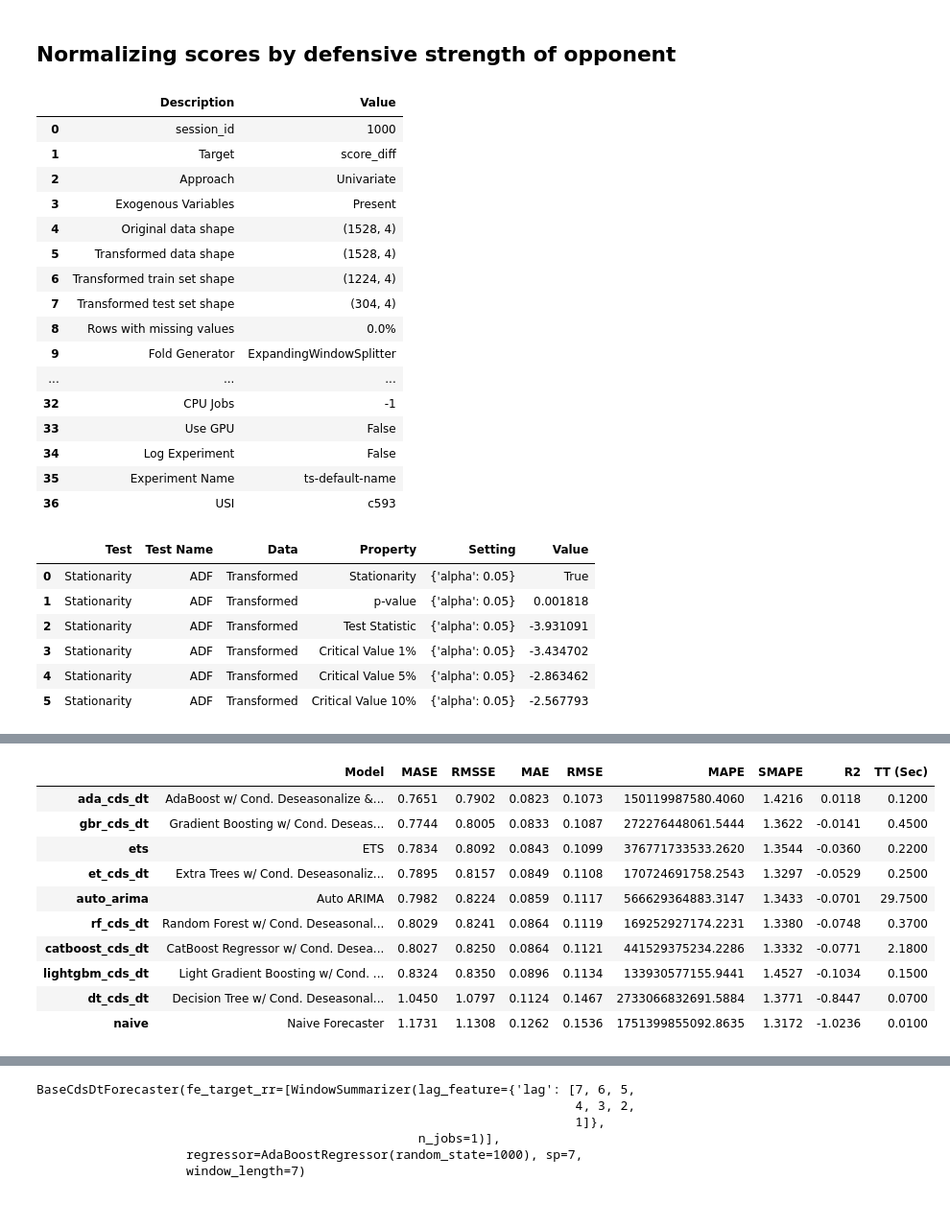
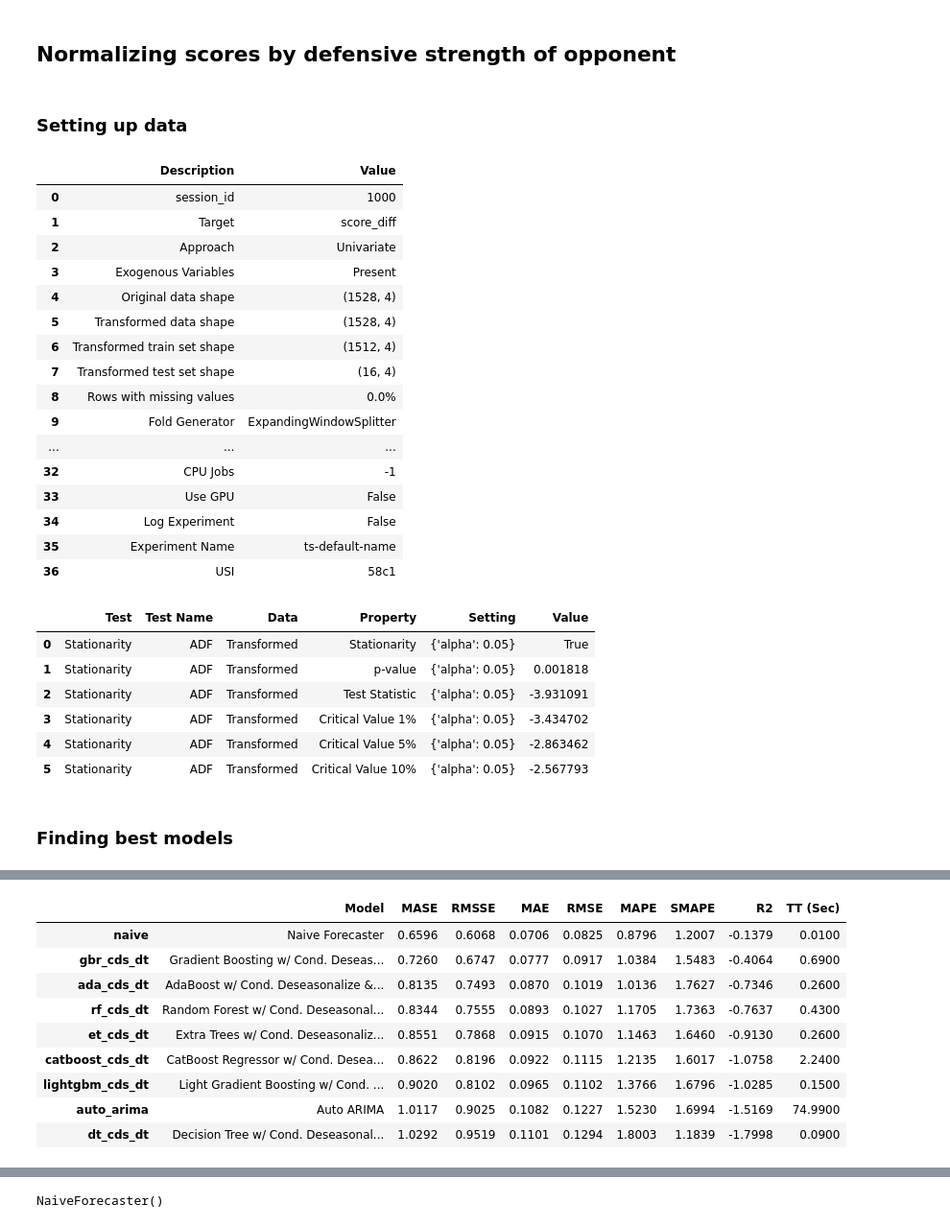
Before and after one commit to bishopcurtisj/DATA5630_Final_Project, a Jupyter notebook: src/econometrics_ML.ipynb, the cells around one changed output, grey strips where cells are left out. Shown: that part at 96% size. Drawn from its saved outputs; the diff is of its cells as text; code cells hidden in the pictures.

Commit message:
completed table

```diff
--- a/src/econometrics_ML.ipynb
+++ b/src/econometrics_ML.ipynb
@@ -192,6 +200,8 @@ exp.compare_models(cross_validation=False, sort='rmse')
 NaiveForecaster()
 # %% [markdown]
 ## Normalizing scores by defensive strength of opponent
+# %% [markdown]
+### Setting up data
 # %%
 # Load the data
 spurs = pd.read_csv('..\\data\\spurs.csv')
@@ -215,7 +225,7 @@ X_train, X_test = X[:-test_range], X[-test_range:]
 y_train, y_test = y[:-test_range], y[-test_range:]
 # %%
 exp = TSForecastingExperiment()
-exp = setup(data = spurs, target = 'score_diff', fh = test_range-1, session_id=1000)
+exp = setup(data = spurs, target = 'score_diff', fh = 16, session_id=1000)
 exp.check_stats(test='adf')
 # %% [output]
 |  | Description | Value |
@@ -225,8 +235,8 @@ exp.check_stats(test='adf')
 | 3 | Exogenous Variables | Present |
 | 4 | Original data shape | (1528, 4) |
 | 5 | Transformed data shape | (1528, 4) |
-| 6 | Transformed train set shape | (1224, 4) |
-| 7 | Transformed test set shape | (304, 4) |
+| 6 | Transformed train set shape | (1512, 4) |
+| 7 | Transformed test set shape | (16, 4) |
 | 8 | Rows with missing values | 0.0% |
 | 9 | Fold Generator | ExpandingWindowSplitter |
 | ... | ... | ... |
@@ -234,7 +244,7 @@ exp.check_stats(test='adf')
 | 33 | Use GPU | False |
 | 34 | Log Experiment | False |
 | 35 | Experiment Name | ts-default-name |
-| 36 | USI | c593 |
+| 36 | USI | 58c1 |
 |  | Test | Test Name | Data | Property | Setting | Value |
 | 0 | Stationarity | ADF | Transformed | Stationarity | {'alpha': 0.05} | True |
 | 1 | Stationarity | ADF | Transformed | p-value | {'alpha': 0.05} | 0.001818 |
@@ -242,18 +252,19 @@ exp.check_stats(test='adf')
 | 3 | Stationarity | ADF | Transformed | Critical Value 1% | {'alpha': 0.05} | -3.434702 |
 | 4 | Stationarity | ADF | Transformed | Critical Value 5% | {'alpha': 0.05} | -2.863462 |
 | 5 | Stationarity | ADF | Transformed | Critical Value 10% | {'alpha': 0.05} | -2.567793 |
+# %% [markdown]
+### Finding best models
 # %%
-exp.compare_models(include=['naive', 'auto_arima', 'ets', 'dt_cds_dt','rf_cds_dt', 'et_cds_dt', 'gbr_cds_dt', 'ada_cds_dt', 'lightgbm_cds_dt', 'catboost_cds_dt'],cross_validation=False, sort='mae')
+exp.compare_models(include=['naive', 'auto_arima', 'dt_cds_dt','rf_cds_dt', 'et_cds_dt', 'gbr_cds_dt', 'ada_cds_dt', 'lightgbm_cds_dt', 'catboost_cds_dt'],cross_validation=False, sort='mae')
 # %% [output]
 [interactive output not drawn]
 |  | Model | MASE | RMSSE | MAE | RMSE | MAPE | SMAPE | R2 | TT (Sec) |
-| ada_cds_dt | AdaBoost w/ Cond. Deseasonalize &... | 0.7651 | 0.7902 | 0.0823 | 0.1073 | 150119987580.4060 | 1.4216 | 0.0118 | 0.1200 |
-| gbr_cds_dt | Gradient Boosting w/ Cond. Deseas... | 0.7744 | 0.8005 | 0.0833 | 0.1087 | 272276448061.5444 | 1.3622 | -0.0141 | 0.4500 |
-| ets | ETS | 0.7834 | 0.8092 | 0.0843 | 0.1099 | 376771733533.2620 | 1.3544 | -0.0360 | 0.2200 |
-| et_cds_dt | Extra Trees w/ Cond. Deseasonaliz... | 0.7895 | 0.8157 | 0.0849 | 0.1108 | 170724691758.2543 | 1.3297 | -0.0529 | 0.2500 |
-| auto_arima | Auto ARIMA | 0.7982 | 0.8224 | 0.0859 | 0.1117 | 566629364883.3147 | 1.3433 | -0.0701 | 29.7500 |
-| rf_cds_dt | Random Forest w/ Cond. Deseasonal... | 0.8029 | 0.8241 | 0.0864 | 0.1119 | 169252927174.2231 | 1.3380 | -0.0748 | 0.3700 |
-| catboost_cds_dt | CatBoost Regressor w/ Cond. Desea... | 0.8027 | 0.8250 | 0.0864 | 0.1121 | 441529375234.2286 | 1.3332 | -0.0771 | 2.1800 |
-| lightgbm_cds_dt | Light Gradient Boosting w/ Cond. ... | 0.8324 | 0.8350 | 0.0896 | 0.1134 | 133930577155.9441 | 1.4527 | -0.1034 | 0.1500 |
-| dt_cds_dt | Decision Tree w/ Cond. Deseasonal... | 1.0450 | 1.0797 | 0.1124 | 0.1467 | 2733066832691.5884 | 1.3771 | -0.8447 | 0.0700 |
-| naive | Naive Forecaster | 1.1731 | 1.1308 | 0.1262 | 0.1536 | 1751399855092.8635 | 1.3172 | -1.0236 | 0.0100 |
+| naive | Naive Forecaster | 0.6596 | 0.6068 | 0.0706 | 0.0825 | 0.8796 | 1.2007 | -0.1379 | 0.0100 |
+| gbr_cds_dt | Gradient Boosting w/ Cond. Deseas... | 0.7260 | 0.6747 | 0.0777 | 0.0917 | 1.0384 | 1.5483 | -0.4064 | 0.6900 |
+| ada_cds_dt | AdaBoost w/ Cond. Deseasonalize &... | 0.8135 | 0.7493 | 0.0870 | 0.1019 | 1.0136 | 1.7627 | -0.7346 | 0.2600 |
+| rf_cds_dt | Random Forest w/ Cond. Deseasonal... | 0.8344 | 0.7555 | 0.0893 | 0.1027 | 1.1705 | 1.7363 | -0.7637 | 0.4300 |
+| et_cds_dt | Extra Trees w/ Cond. Deseasonaliz... | 0.8551 | 0.7868 | 0.0915 | 0.1070 | 1.1463 | 1.6460 | -0.9130 | 0.2600 |
+| catboost_cds_dt | CatBoost Regressor w/ Cond. Desea... | 0.8622 | 0.8196 | 0.0922 | 0.1115 | 1.2135 | 1.6017 | -1.0758 | 2.2400 |
+| lightgbm_cds_dt | Light Gradient Boosting w/ Cond. ... | 0.9020 | 0.8102 | 0.0965 | 0.1102 | 1.3766 | 1.6796 | -1.0285 | 0.1500 |
+| auto_arima | Auto ARIMA | 1.0117 | 0.9025 | 0.1082 | 0.1227 | 1.5230 | 1.6994 | -1.5169 | 74.9900 |
+| dt_cds_dt | Decision Tree w/ Cond. Deseasonal... | 1.0292 | 0.9519 | 0.1101 | 0.1294 | 1.8003 | 1.1839 | -1.7998 | 0.0900 |
@@ -261,6 +271 @@ exp.compare_models(include=['naive', 'auto_arima', 'ets', 'dt_cds_dt','rf_cds_dt
-BaseCdsDtForecaster(fe_target_rr=[WindowSummarizer(lag_feature={'lag': [7, 6, 5,
-                                                                        4, 3, 2,
-                                                                        1]},
-                                                   n_jobs=1)],
-                    regressor=AdaBoostRegressor(random_state=1000), sp=7,
-                    window_length=7)
+NaiveForecaster()
```
Also changed, not shown: parts of 21 cells of this notebook, 10 other files.
